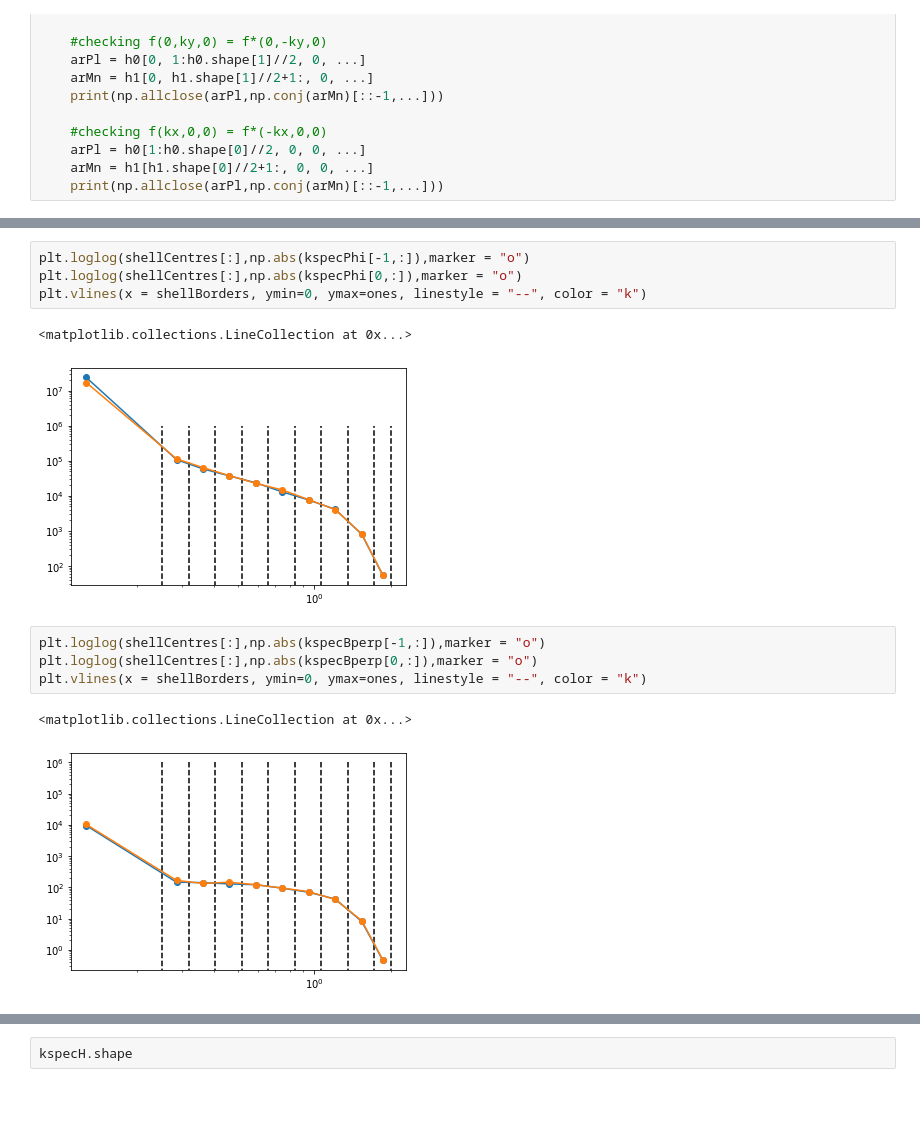
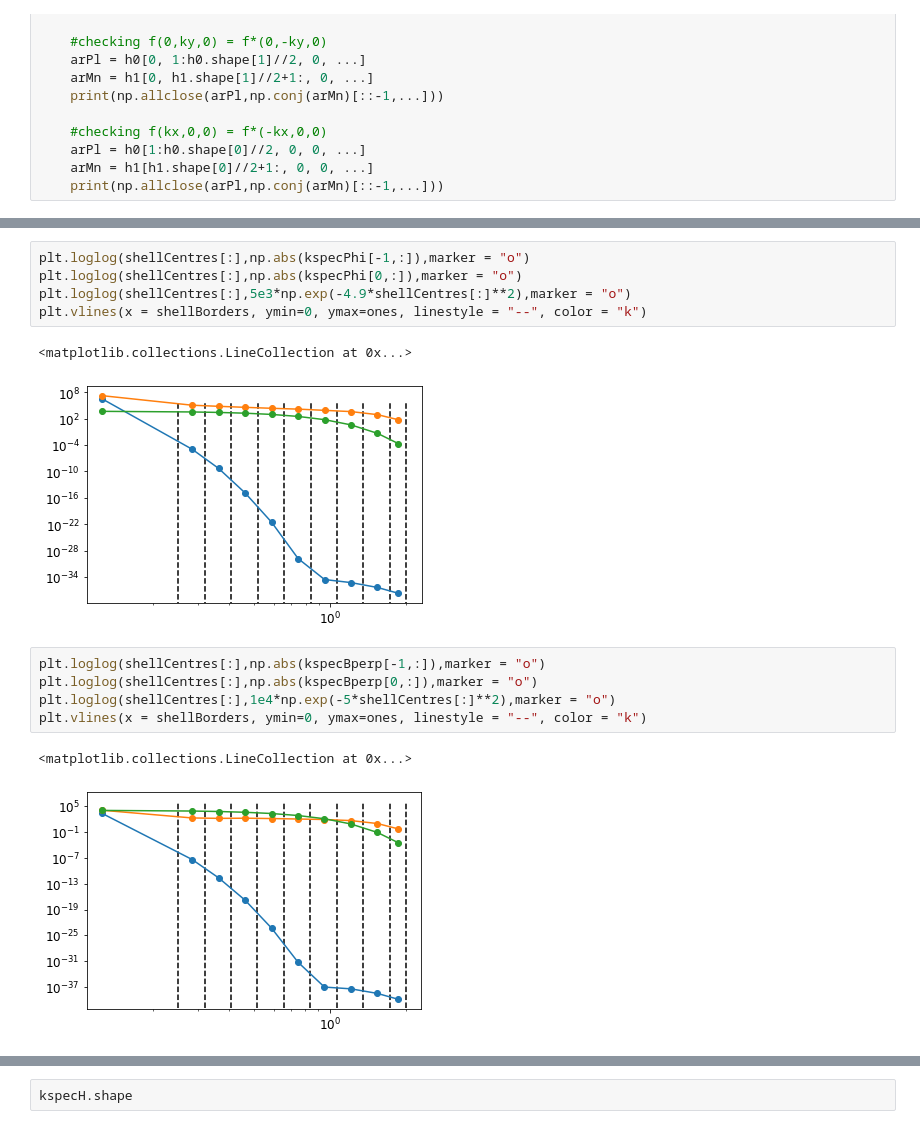
Before and after one commit to Alcauchy/ALLIANCE, a Jupyter notebook: post/ControlOfAlliance.ipynb, the cells around one changed output, grey strips where cells are left out. Saved outputs shown, nothing was run; the diff lists cells and outputs as text; blank space fills up the shorter version.

```diff
--- a/post/ControlOfAlliance.ipynb
+++ b/post/ControlOfAlliance.ipynb
@@ -924,17 +929,19 @@ array([[1.70509124e+07, 1.13833363e+05, 6.40072657e+04, ...,
 # %%
 plt.loglog(shellCentres[:],np.abs(kspecPhi[-1,:]),marker = "o")
 plt.loglog(shellCentres[:],np.abs(kspecPhi[0,:]),marker = "o")
+plt.loglog(shellCentres[:],5e3*np.exp(-4.9*shellCentres[:]**2),marker = "o")
 plt.vlines(x = shellBorders, ymin=0, ymax=ones, linestyle = "--", color = "k")
 # %% [output]
 <matplotlib.collections.LineCollection at 0x...>
-[figure, old version]
+[figure, new version]
 # %%
 plt.loglog(shellCentres[:],np.abs(kspecBperp[-1,:]),marker = "o")
 plt.loglog(shellCentres[:],np.abs(kspecBperp[0,:]),marker = "o")
+plt.loglog(shellCentres[:],1e4*np.exp(-5*shellCentres[:]**2),marker = "o")
 plt.vlines(x = shellBorders, ymin=0, ymax=ones, linestyle = "--", color = "k")
 # %% [output]
 <matplotlib.collections.LineCollection at 0x...>
-[figure, old version]
+[figure, new version]
 # %%
 plt.loglog(shellCentres[:],np.abs(kspecBpar[-1,:]),marker = "o")
 plt.loglog(shellCentres[:],np.abs(kspecBpar[0,:]),marker = "o")
```
Also changed, not shown: parts of 35 cells of this notebook, 9 other files.
